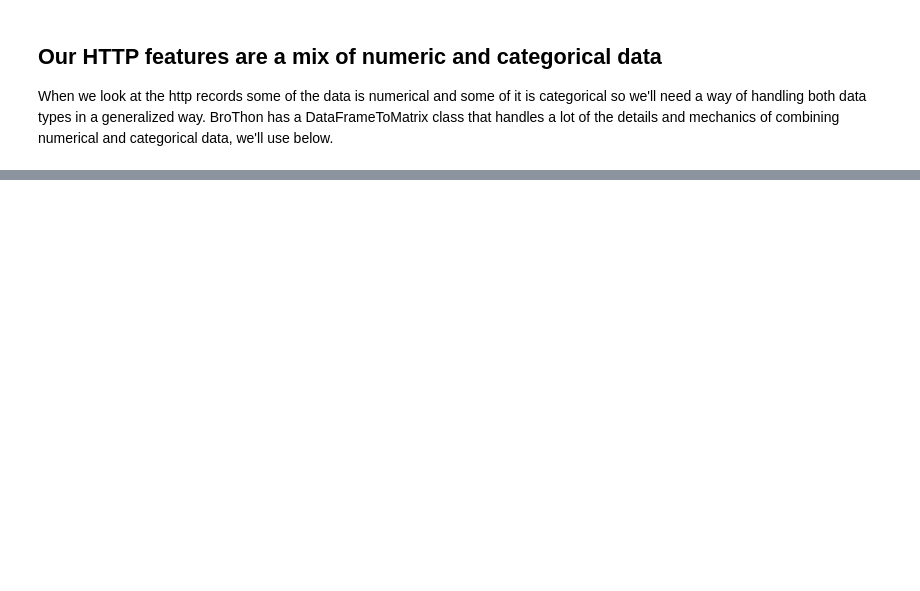
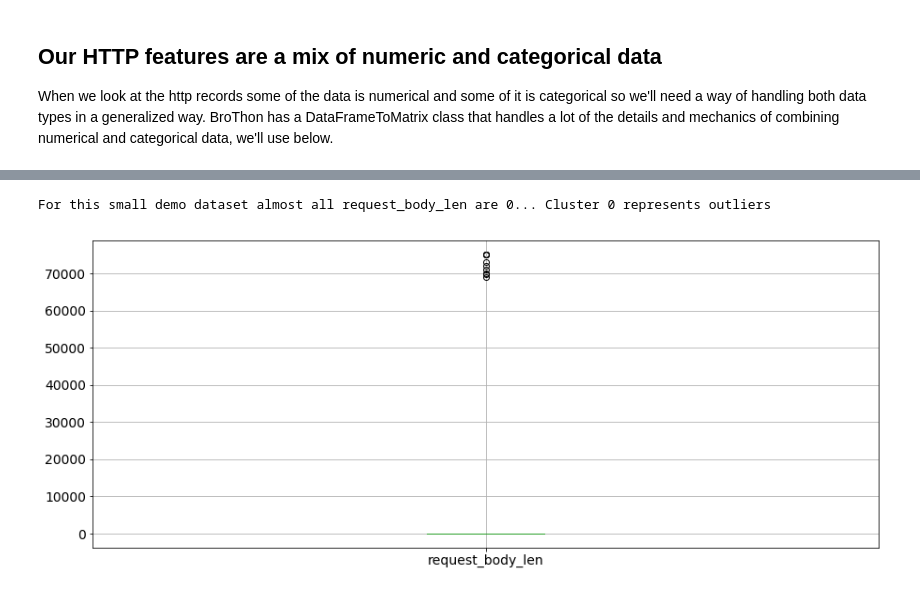
Before and after one commit to SuperCowPowers/zat, a Jupyter notebook: notebooks/Anomaly_Detection.ipynb, the cells around one changed output, grey strips where cells are left out. Saved outputs shown, nothing was run; the diff lists cells and outputs as text; code cells hidden in the pictures; blank space fills up the shorter version.

```diff
--- a/notebooks/Anomaly_Detection.ipynb
+++ b/notebooks/Anomaly_Detection.ipynb
@@ -213,3 +198,0 @@ Cluster 1: 3759 observations
-# %%
-# Need to label the entire dataset for the plot below
-bro_df['label'] = ['odd' if pred==-1 else 'normal' for pred in odd_clf.predict(bro_matrix)]
@@ -226,3 +210,10 @@ print('- Maximum Request Body Length (ODD): {:.2f} MB'.format(bro_df[bro_df['lab
+# %%
+# Distribution of the request body length
+bro_df[['request_body_len']].boxplot()
+print('For this small demo dataset almost all request_body_len are 0... Cluster 0 represents outliers')
+# %% [output]
+For this small demo dataset almost all request_body_len are 0... Cluster 0 represents outliers
+[figure, added]
 # %% [markdown]
 <div style="float: right; margin: 20px 20px 20px 20px"><img src="images/why_normal.jpg" width="200px"></div>
 
```
Also changed, not shown: parts of 16 cells of this notebook, 1 other file.
